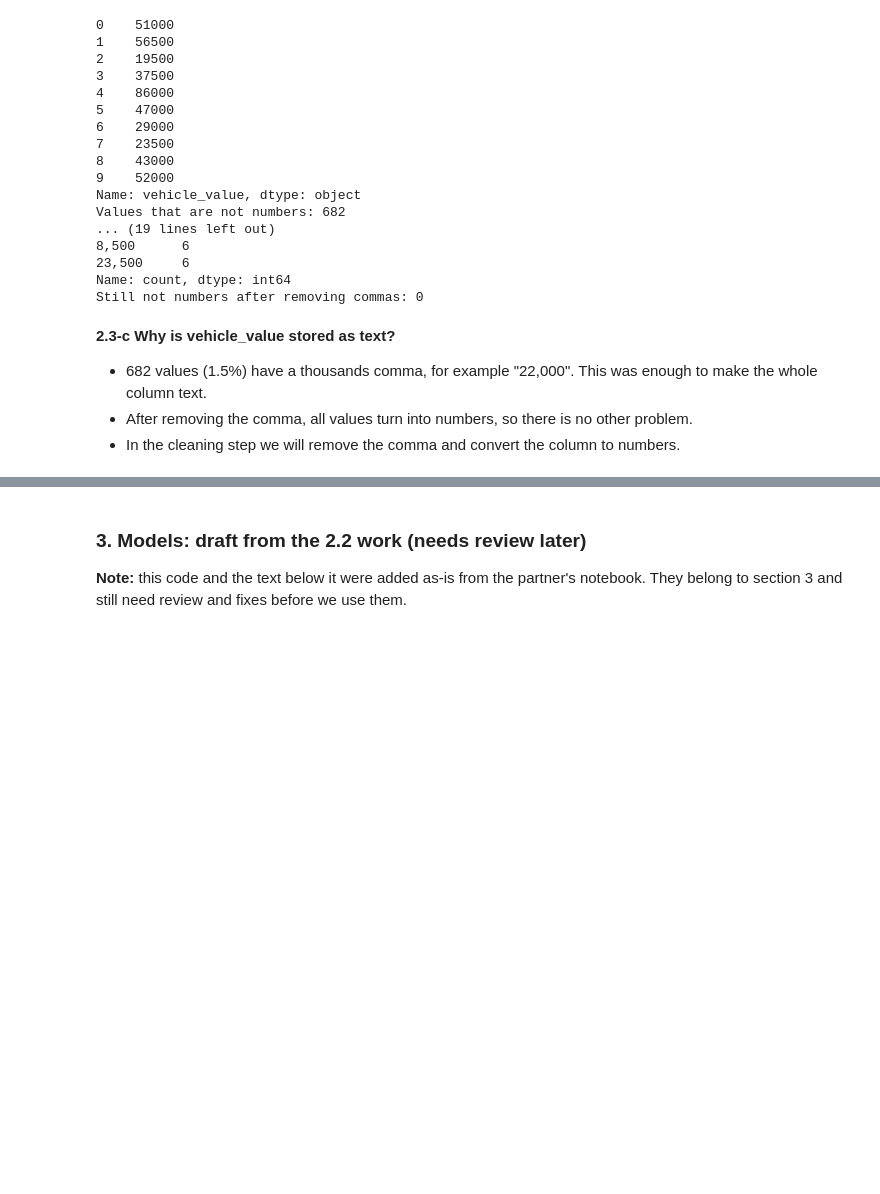
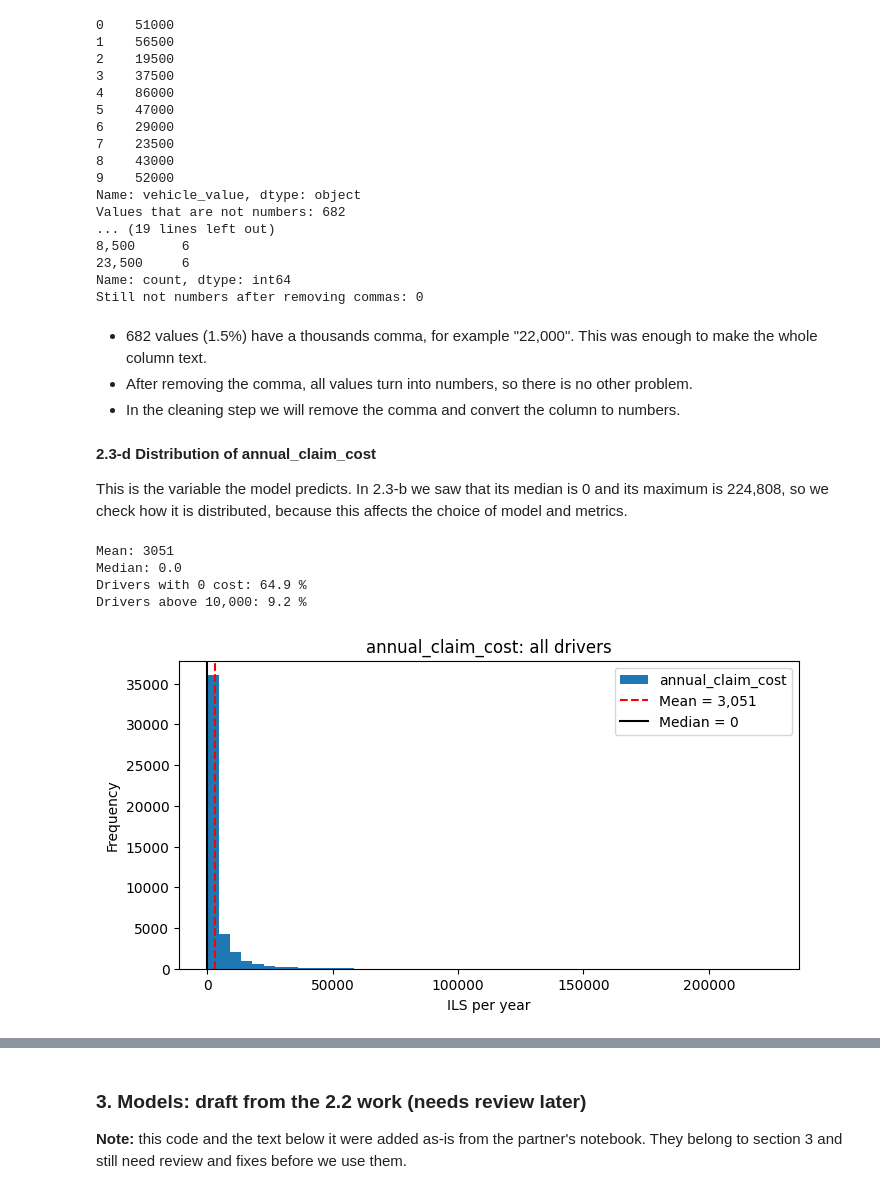
Before and after one commit to Eli39603/insurance-claims-ml, a Jupyter notebook: notebook.ipynb, the cells around one changed output, grey strips where cells are left out. Cells and saved outputs as stored; diff of their text form; code cells hidden in the pictures; blank space fills up the shorter version.

```diff
--- a/notebook.ipynb
+++ b/notebook.ipynb
@@ -156,7 +183,30 @@ Values that are not numbers: 682
 Name: count, dtype: int64
 Still not numbers after removing commas: 0
 # %% [markdown]
-**2.3-c Why is vehicle_value stored as text?**
 * 682 values (1.5%) have a thousands comma, for example "22,000". This was enough to make the whole column text.
 * After removing the comma, all values turn into numbers, so there is no other problem.
 * In the cleaning step we will remove the comma and convert the column to numbers.
+# %% [markdown]
+**2.3-d Distribution of annual_claim_cost**
+
+This is the variable the model predicts. In 2.3-b we saw that its median is 0 and its maximum is 224,808, so we check how it is distributed, because this affects the choice of model and metrics.
+# %%
+# 2.3-d Distribution of the target: annual_claim_cost
+cost = dataset['annual_claim_cost']
+print('Mean:', round(cost.mean()))
+print('Median:', cost.median())
+print('Drivers with 0 cost:', round((cost == 0).mean() * 100, 1), '%')
+print('Drivers above 10,000:', round((cost > 10000).mean() * 100, 1), '%')
+
+ax = cost.plot(kind='hist', bins=50, figsize=(8, 4), title='annual_claim_cost: all drivers')
+ax.axvline(cost.mean(), color='red', linestyle='--', label=f'Mean = {cost.mean():,.0f}')
+ax.axvline(cost.median(), color='black', label=f'Median = {cost.median():,.0f}')
+ax.set_xlabel('ILS per year')
+ax.legend()
+plt.show()
+# %% [output]
+Mean: 3051
+Median: 0.0
+Drivers with 0 cost: 64.9 %
+Drivers above 10,000: 9.2 %
+[figure, added]
```
Also changed, not shown: parts of 12 cells of this notebook.
